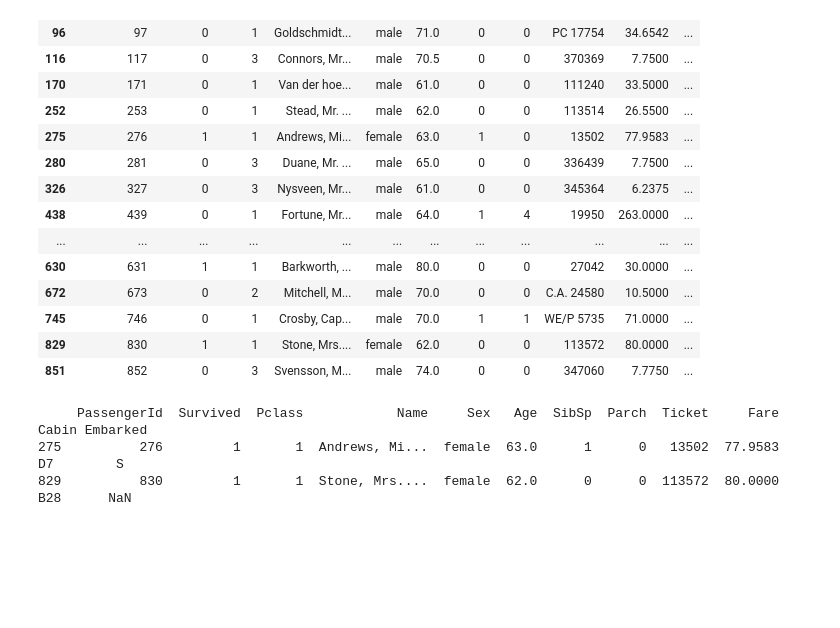
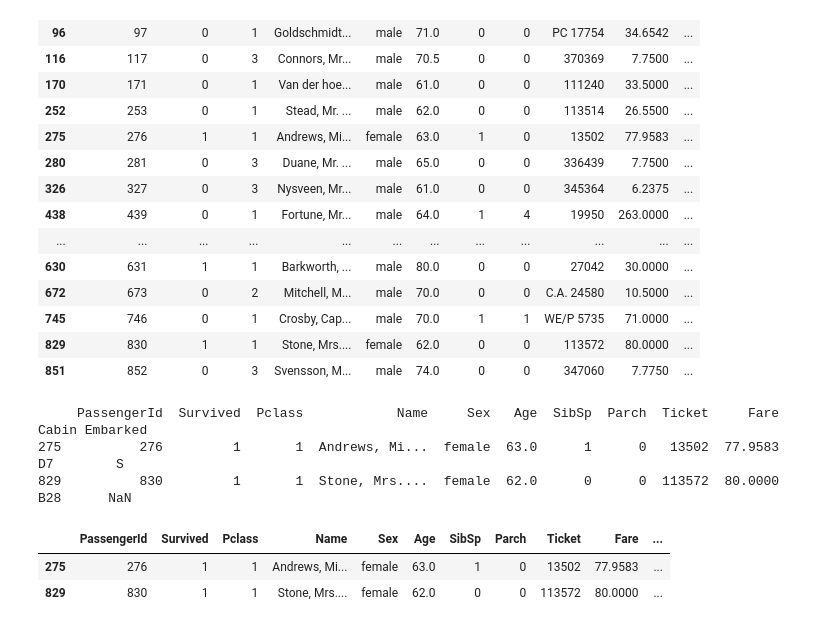
Before and after one commit to jxxyyyn/machineLearningStudy, a Jupyter notebook: chapter1-2_pandas.ipynb, the cells around one changed output. Drawn from its saved outputs; the diff is of its cells as text; code cells hidden in the pictures; blank space fills up the shorter version.

```diff
--- a/chapter1-2_pandas.ipynb
+++ b/chapter1-2_pandas.ipynb
@@ -452,11 +452,19 @@ titanic_boolean
 # %%
 titanic_df[titanic_df['Age']>60][['Name', 'Age']].head(3)
 titanic_df.loc[titanic_df['Age']>60, ['Name', 'Age']].head(3)
 
 #booelan indexing in a complex situation
 titanic_df_complex = titanic_df [(titanic_df['Age']> 60) & (titanic_df['Pclass'] == 1) & (titanic_df['Sex'] == 'female') ]
 print(titanic_df_complex)
+
+cond1 = titanic_df['Age'] > 60
+cond2 = titanic_df['Pclass'] == 1
+cond3 = titanic_df['Sex'] == 'female'
+titanic_df[cond1 & cond2 & cond3]
 # %% [output]
      PassengerId  Survived  Pclass            Name     Sex   Age  SibSp  Parch  Ticket     Fare Cabin Embarked
 275          276         1       1  Andrews, Mi...  female  63.0      1      0   13502  77.9583    D7        S
 829          830         1       1  Stone, Mrs....  female  62.0      0      0  113572  80.0000   B28      NaN
+|  | PassengerId | Survived | Pclass | Name | Sex | Age | SibSp | Parch | Ticket | Fare | ... |
+| 275 | 276 | 1 | 1 | Andrews, Mi... | female | 63.0 | 1 | 0 | 13502 | 77.9583 | ... |
+| 829 | 830 | 1 | 1 | Stone, Mrs.... | female | 62.0 | 0 | 0 | 113572 | 80.0000 | ... |
```
Also changed, not shown: parts of 10 cells of this notebook.
